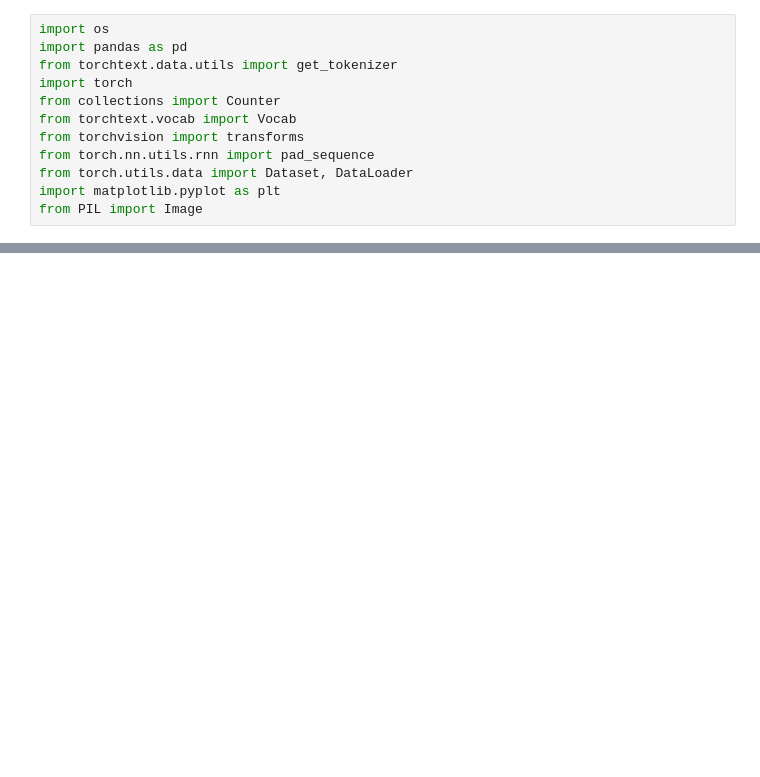
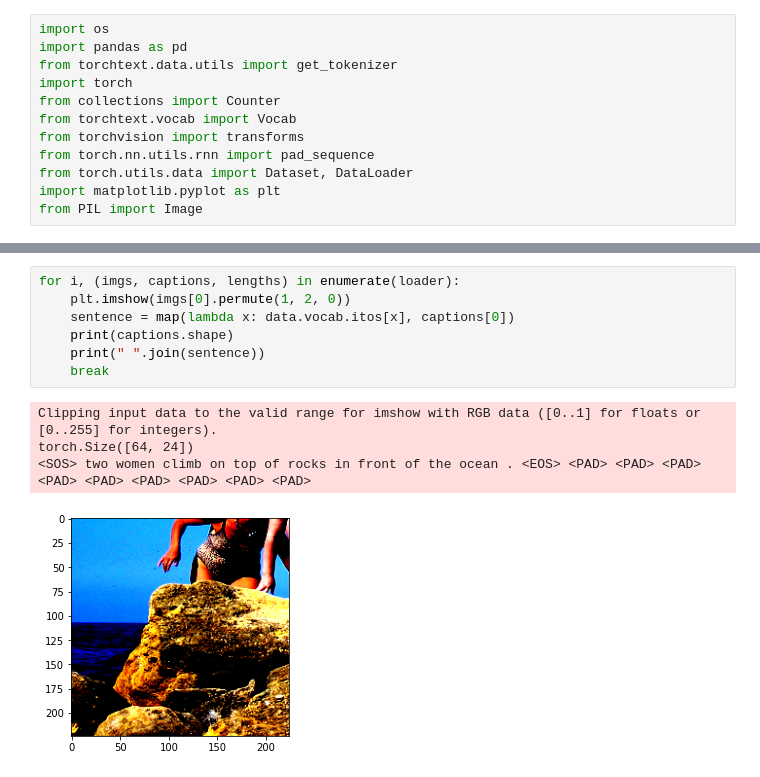
Before and after one commit to yoyosef/image-captioning-csc413, a Jupyter notebook: data.ipynb, the cells around one changed output, grey strips where cells are left out. Drawn from its saved outputs; the diff is of its cells as text; blank space fills up the shorter version.

```diff
--- a/data.ipynb
+++ b/data.ipynb
@@ -86,0 +96,12 @@ if __name__ == "__main__":
+# %%
+for i, (imgs, captions, lengths) in enumerate(loader):
+    plt.imshow(imgs[0].permute(1, 2, 0))
+    sentence = map(lambda x: data.vocab.itos[x], captions[0])
+    print(captions.shape)
+    print(" ".join(sentence))
+    break
+# %% [output]
+Clipping input data to the valid range for imshow with RGB data ([0..1] for floats or [0..255] for integers).
+torch.Size([64, 24])
+<SOS> two women climb on top of rocks in front of the ocean . <EOS> <PAD> <PAD> <PAD> <PAD> <PAD> <PAD> <PAD> <PAD> <PAD>
+[figure, added]
```
Also changed, not shown: parts of 3 cells of this notebook, 6 other files.
